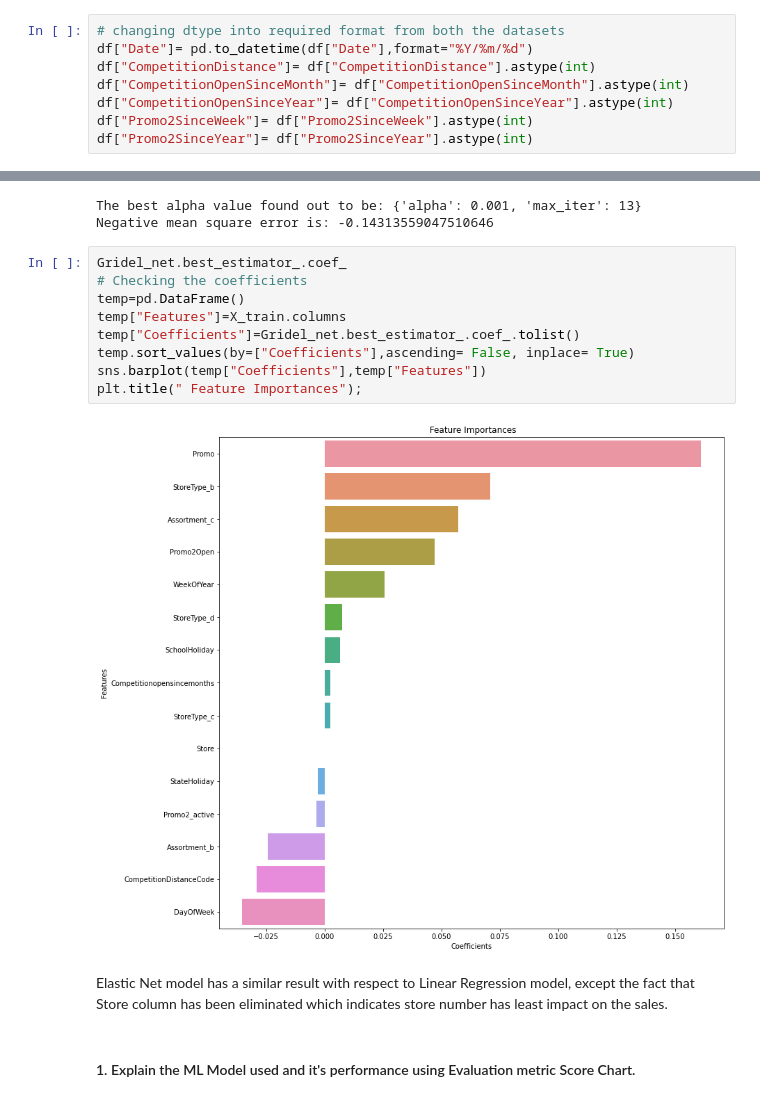
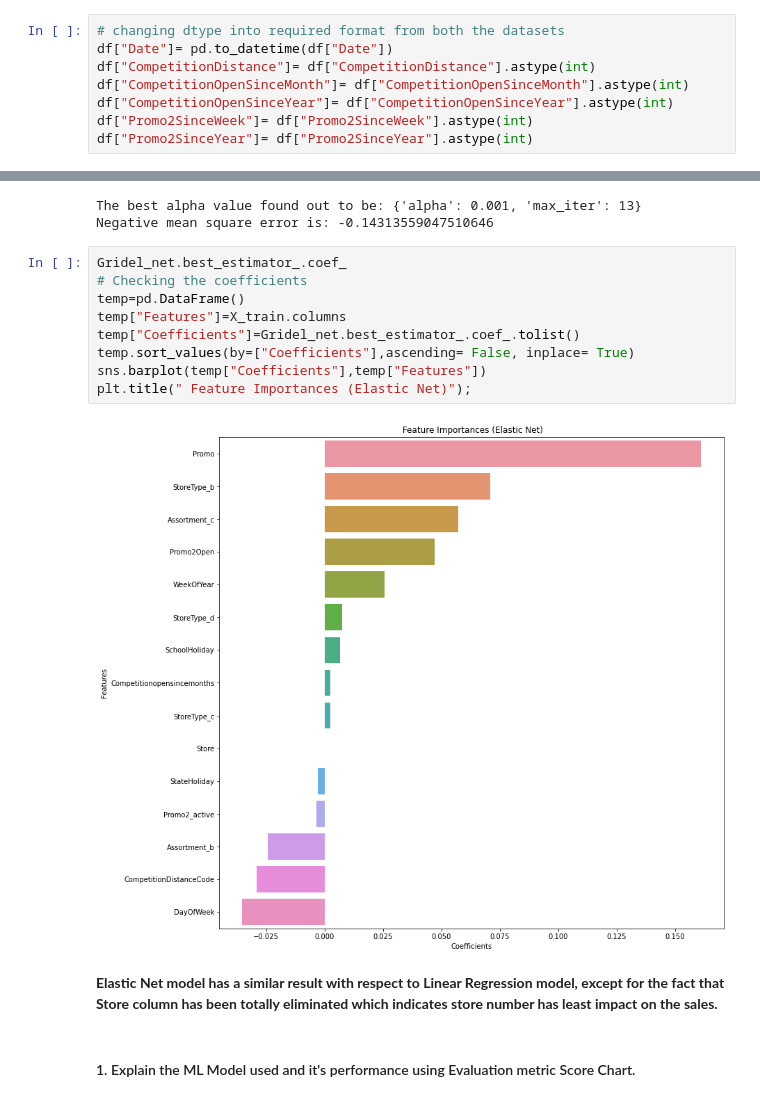
Before and after one commit to makdatascience/Retail_Sales_Prediction, a Jupyter notebook: Retail_Sales_Prediction.ipynb, the cells around one changed output, grey strips where cells are left out. Saved outputs shown, nothing was run; the diff lists cells and outputs as text.

```diff
--- a/Retail_Sales_Prediction.ipynb
+++ b/Retail_Sales_Prediction.ipynb
@@ -651,7 +668,7 @@ dtypes: float64(5), int64(8), object(5)
 memory usage: 147.5+ MB
 # %%
 # changing dtype into required format from both the datasets
-df["Date"]= pd.to_datetime(df["Date"],format="%Y/%m/%d")
+df["Date"]= pd.to_datetime(df["Date"])
 df["CompetitionDistance"]= df["CompetitionDistance"].astype(int)
 df["CompetitionOpenSinceMonth"]= df["CompetitionOpenSinceMonth"].astype(int)
 df["CompetitionOpenSinceYear"]= df["CompetitionOpenSinceYear"].astype(int)
@@ -1957,16 +2004,16 @@ Negative mean square error is: -0.14313559047510646
 # %%
 Gridel_net.best_estimator_.coef_
 # Checking the coefficients
 temp=pd.DataFrame()
 temp["Features"]=X_train.columns
 temp["Coefficients"]=Gridel_net.best_estimator_.coef_.tolist()
 temp.sort_values(by=["Coefficients"],ascending= False, inplace= True)
 sns.barplot(temp["Coefficients"],temp["Features"])
-plt.title(" Feature Importances");
+plt.title(" Feature Importances (Elastic Net)");
 # %% [output]
-[figure, old version]
+[figure, new version]
 # %% [markdown]
-Elastic Net model has a similar result with respect to Linear Regression model, except the fact that Store column has been eliminated which indicates store number has least impact on the sales.
+**Elastic Net model has a similar result with respect to Linear Regression model, except for the fact that Store column has been totally eliminated which indicates store number has least impact on the sales.**
 # %% [markdown]
 #### 1. Explain the ML Model used and it's performance using Evaluation metric Score Chart.
 # %%
```
Also changed, not shown: parts of 32 cells of this notebook.
